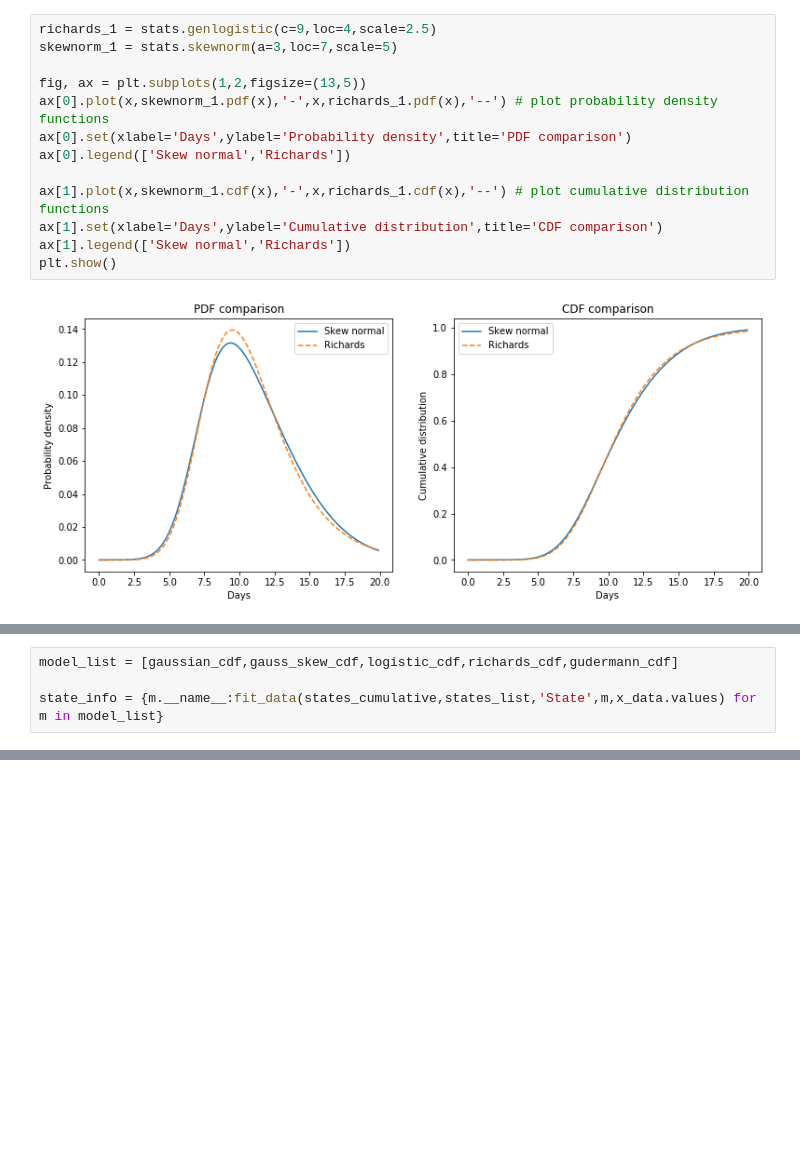
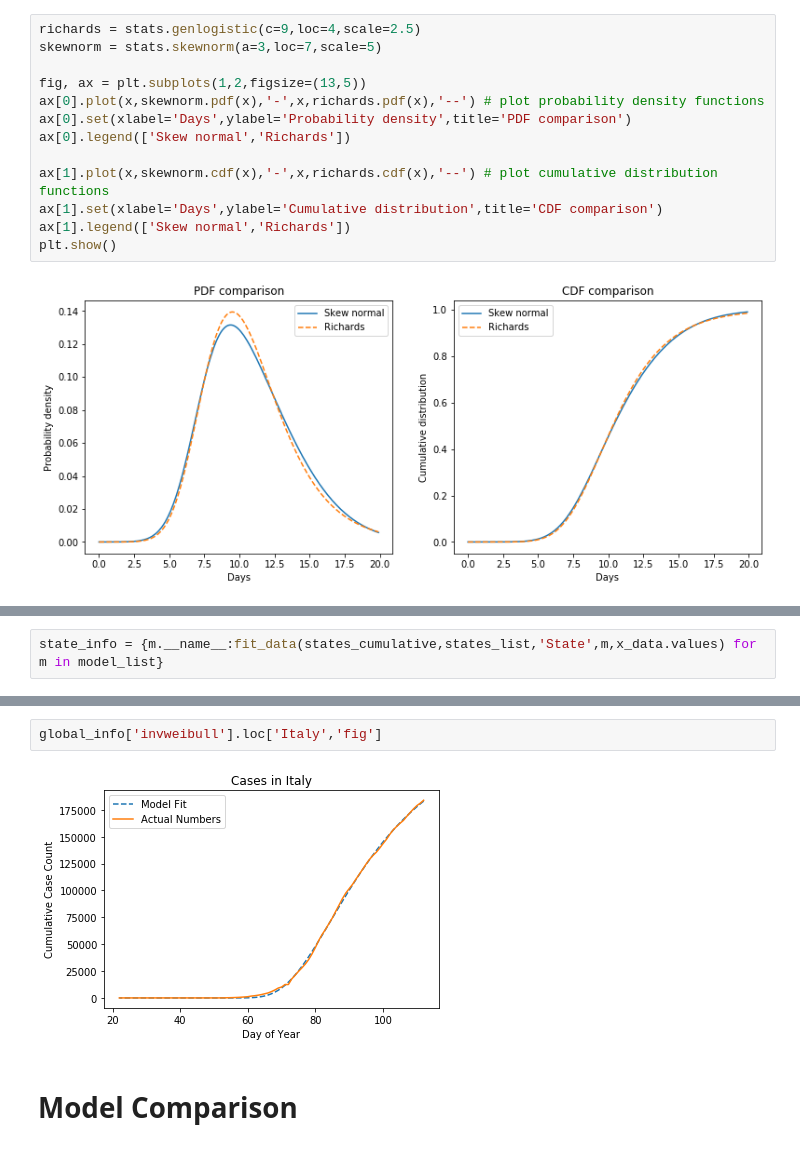
Before and after one commit to antonymous21/Rona, a Jupyter notebook: Rona Time.ipynb, the cells around one changed output, grey strips where cells are left out. Drawn from its saved outputs; the diff is of its cells as text; blank space fills up the shorter version.

```diff
--- a/Rona Time.ipynb
+++ b/Rona Time.ipynb
@@ -283,13 +259,13 @@ where $\alpha$ and $a$ are new parameters that describe the skewness. For a skew
 # %%
-richards_1 = stats.genlogistic(c=9,loc=4,scale=2.5)
-skewnorm_1 = stats.skewnorm(a=3,loc=7,scale=5)
+richards = stats.genlogistic(c=9,loc=4,scale=2.5)
+skewnorm = stats.skewnorm(a=3,loc=7,scale=5)
 
 fig, ax = plt.subplots(1,2,figsize=(13,5))
-ax[0].plot(x,skewnorm_1.pdf(x),'-',x,richards_1.pdf(x),'--') # plot probability density functions
+ax[0].plot(x,skewnorm.pdf(x),'-',x,richards.pdf(x),'--') # plot probability density functions
 ax[0].set(xlabel='Days',ylabel='Probability density',title='PDF comparison')
 ax[0].legend(['Skew normal','Richards'])
 
-ax[1].plot(x,skewnorm_1.cdf(x),'-',x,richards_1.cdf(x),'--') # plot cumulative distribution functions
+ax[1].plot(x,skewnorm.cdf(x),'-',x,richards.cdf(x),'--') # plot cumulative distribution functions
 ax[1].set(xlabel='Days',ylabel='Cumulative distribution',title='CDF comparison')
 ax[1].legend(['Skew normal','Richards'])
 plt.show()
@@ -397,4 +440,2 @@ Now I can go ahead and call `fit_data` on both my state data and my country data
 # %%
-model_list = [gaussian_cdf,gauss_skew_cdf,logistic_cdf,richards_cdf,gudermann_cdf]
-
 state_info = {m.__name__:fit_data(states_cumulative,states_list,'State',m,x_data.values) for m in model_list}
@@ -549,0 +488,6 @@ fig.show()
+# %%
+global_info['invweibull'].loc['Italy','fig']
+# %% [output]
+[figure, added]
+# %% [markdown]
+# Model Comparison
```
Also changed, not shown: parts of 84 cells of this notebook.
